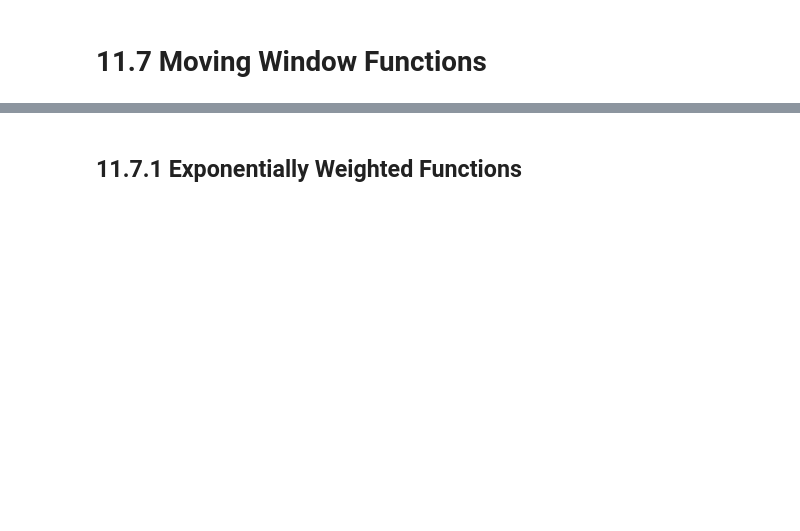
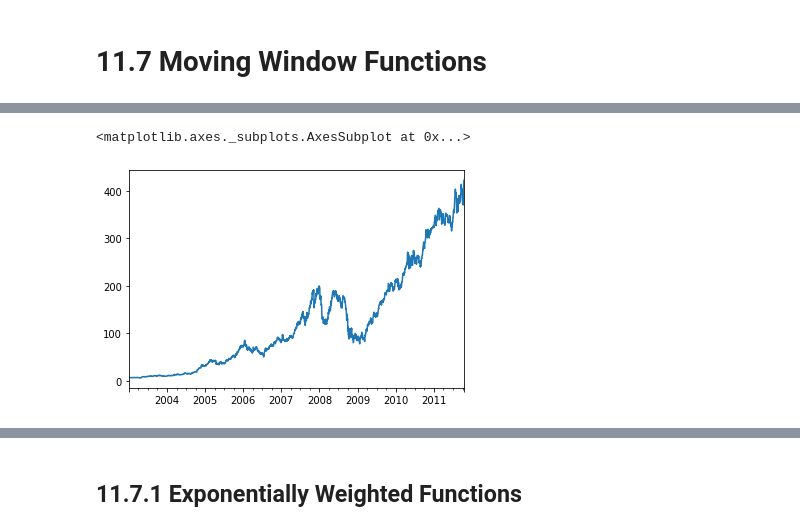
Before and after one commit to BoyuanLi-Steven/Python-For-Data-Analysis-2nd, a Jupyter notebook: Chapter 11. Time Series.ipynb, the cells around one changed output, grey strips where cells are left out. Saved outputs shown, nothing was run; the diff lists cells and outputs as text; code cells hidden in the pictures; blank space fills up the shorter version.

```diff
--- a/Chapter 11. Time Series.ipynb
+++ b/Chapter 11. Time Series.ipynb
@@ -1032,0 +1228,7 @@ Freq: Q-DEC, Name: infl, Length: 203, dtype: float64
+# %%
+close_px_all = pd.read_csv('/Users/boyuan/Desktop/OneDrive - Duke University/Data Science Box/Python/Python for data analysis 2nd/examples/stock_px_2.csv',
+                           parse_dates = True,
+                           index_col = 0)
+close_px = close_px_all[['AAPL','MSFT','XOM']]
+close_px = close_px.resample('B').ffill()
+close_px.head()
@@ -1032,0 +1242,5 @@ Freq: Q-DEC, Name: infl, Length: 203, dtype: float64
+# %%
+close_px.AAPL.plot()
+# %% [output]
+<matplotlib.axes._subplots.AxesSubplot at 0x...>
+[figure, added]
```
Also changed, not shown: parts of 33 cells of this notebook.
